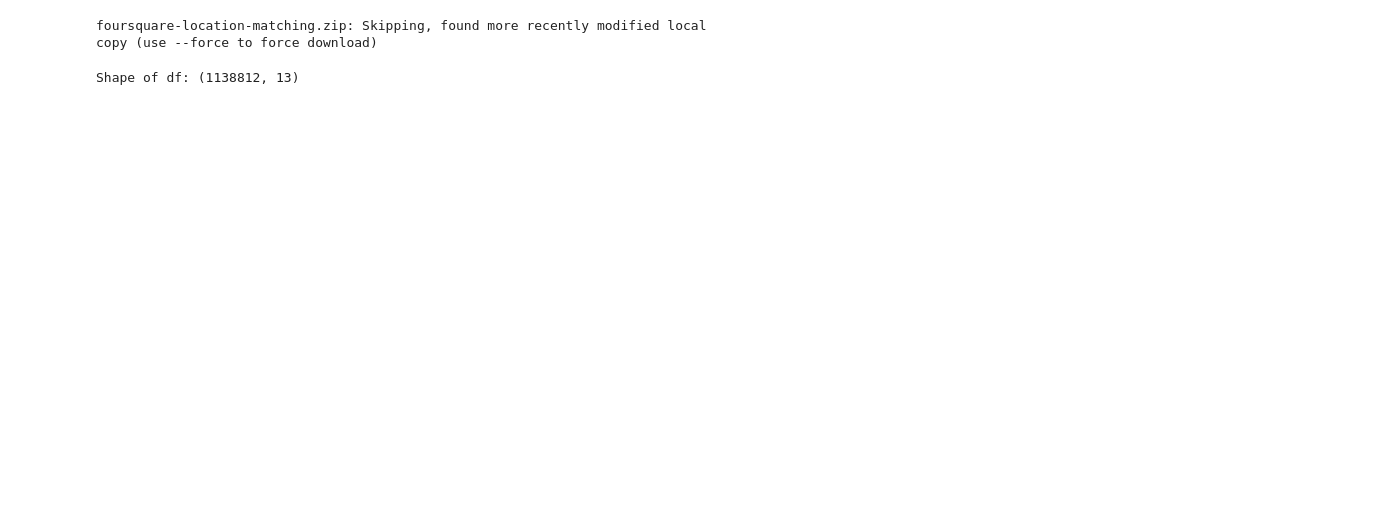
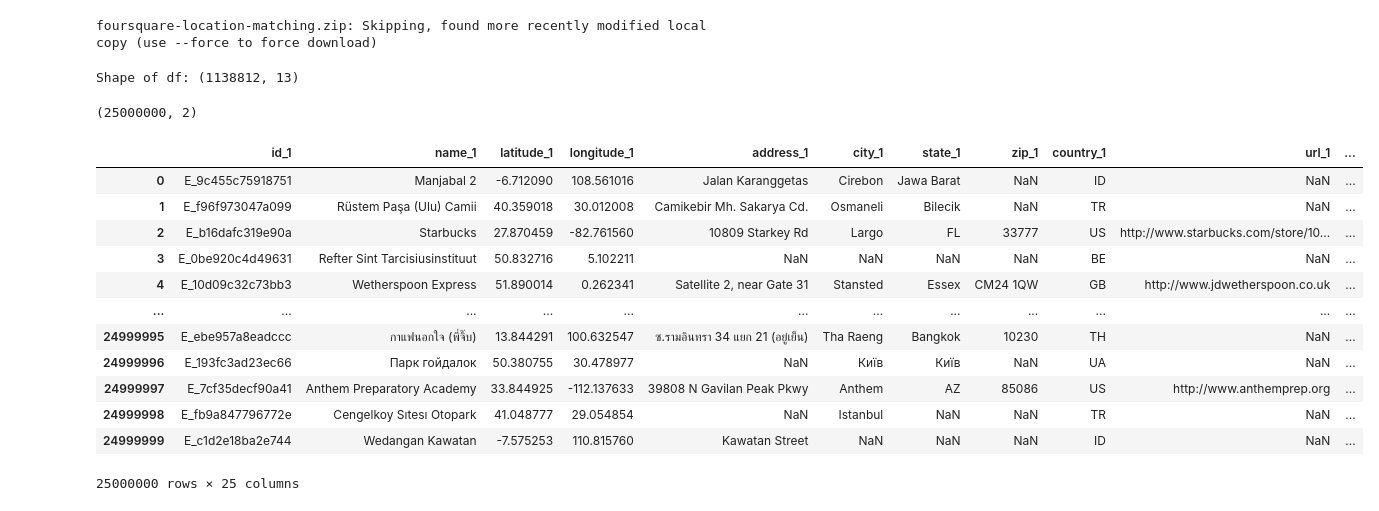
Before and after one commit to ParalogyX/Foursquare_Location_Matching, a Jupyter notebook: update_pairs.ipynb, the cells around one changed output. Cells and saved outputs as stored; diff of their text form; code cells hidden in the pictures; blank space fills up the shorter version.

```diff
--- a/update_pairs.ipynb
+++ b/update_pairs.ipynb
@@ -39,0 +36,13 @@ df_sample = df.sample(1000, random_state=42)
+# %%
+# Sample 10 000 records, it should give 100 000 000 records
+# Sample 1 000 records, it should give 1 000 000 records
+# 100 samples = 25 seconds
+# 500 samples = 100 minutes
+# numbers above are for iteration
+# Bellow for merging
+# 100 samples = < 1 second
+# 500 samples = < 1 second
+# 1000 samples = 1.5 seconds + 15 seconds to save
+# 10 000 samples = 30 seconds product + MemoryError: Unable to allocate 17.9 GiB for an array with shape (24, 100000000) and data type object after 5 minutes
+# 5000 samples = 10 seconds product + 1m45s merging + 6 minutes to save (7 Gb file)
+df_sample = df.sample(5000, random_state=42)
@@ -40 +54,5 @@ df_sample = df.sample(1000, random_state=42)
+# %%
+combo_df.shape
+# %% [output]
+(25000000, 2)
 # %%
@@ -43 +96,17 @@ df_pairs_custom = pd.DataFrame(columns=['id_1', 'name_1', 'latitude_1', 'longitu
+# %%
+df_pairs_custom
+# %% [output]
+|  | id_1 | name_1 | latitude_1 | longitude_1 | address_1 | city_1 | state_1 | zip_1 | country_1 | url_1 | ... |
+| 0 | E_9c455c75918751 | Manjabal 2 | -6.712090 | 108.561016 | Jalan Karanggetas | Cirebon | Jawa Barat | NaN | ID | NaN | ... |
+| 1 | E_f96f973047a099 | Rüstem Paşa (Ulu) Camii | 40.359018 | 30.012008 | Camikebir Mh. Sakarya Cd. | Osmaneli | Bilecik | NaN | TR | NaN | ... |
+| 2 | E_b16dafc319e90a | Starbucks | 27.870459 | -82.761560 | 10809 Starkey Rd | Largo | FL | 33777 | US | http://www.starbucks.com/store/10... | ... |
+| 3 | E_0be920c4d49631 | Refter Sint Tarcisiusinstituut | 50.832716 | 5.102211 | NaN | NaN | NaN | NaN | BE | NaN | ... |
+| 4 | E_10d09c32c73bb3 | Wetherspoon Express | 51.890014 | 0.262341 | Satellite 2, near Gate 31 | Stansted | Essex | CM24 1QW | GB | http://www.jdwetherspoon.co.uk | ... |
+| ... | ... | ... | ... | ... | ... | ... | ... | ... | ... | ... | ... |
+| 24999995 | E_ebe957a8eadccc | กาแฟนอกใจ (พี่จิ๊บ) | 13.844291 | 100.632547 | ซ.รามอินทรา 34 แยก 21 (อยู่เย็น) | Tha Raeng | Bangkok | 10230 | TH | NaN | ... |
+| 24999996 | E_193fc3ad23ec66 | Парк гойдалок | 50.380755 | 30.478977 | NaN | Київ | Київ | NaN | UA | NaN | ... |
+| 24999997 | E_7cf35decf90a41 | Anthem Preparatory Academy | 33.844925 | -112.137633 | 39808 N Gavilan Peak Pkwy | Anthem | AZ | 85086 | US | http://www.anthemprep.org | ... |
+| 24999998 | E_fb9a847796772e | Cengelkoy Sıtesı Otopark | 41.048777 | 29.054854 | NaN | Istanbul | NaN | NaN | TR | NaN | ... |
+| 24999999 | E_c1d2e18ba2e744 | Wedangan Kawatan | -7.575253 | 110.815760 | Kawatan Street | NaN | NaN | NaN | ID | NaN | ... |
+25000000 rows × 25 columns
 # %%
```
Also changed, not shown: parts of 8 cells of this notebook.
